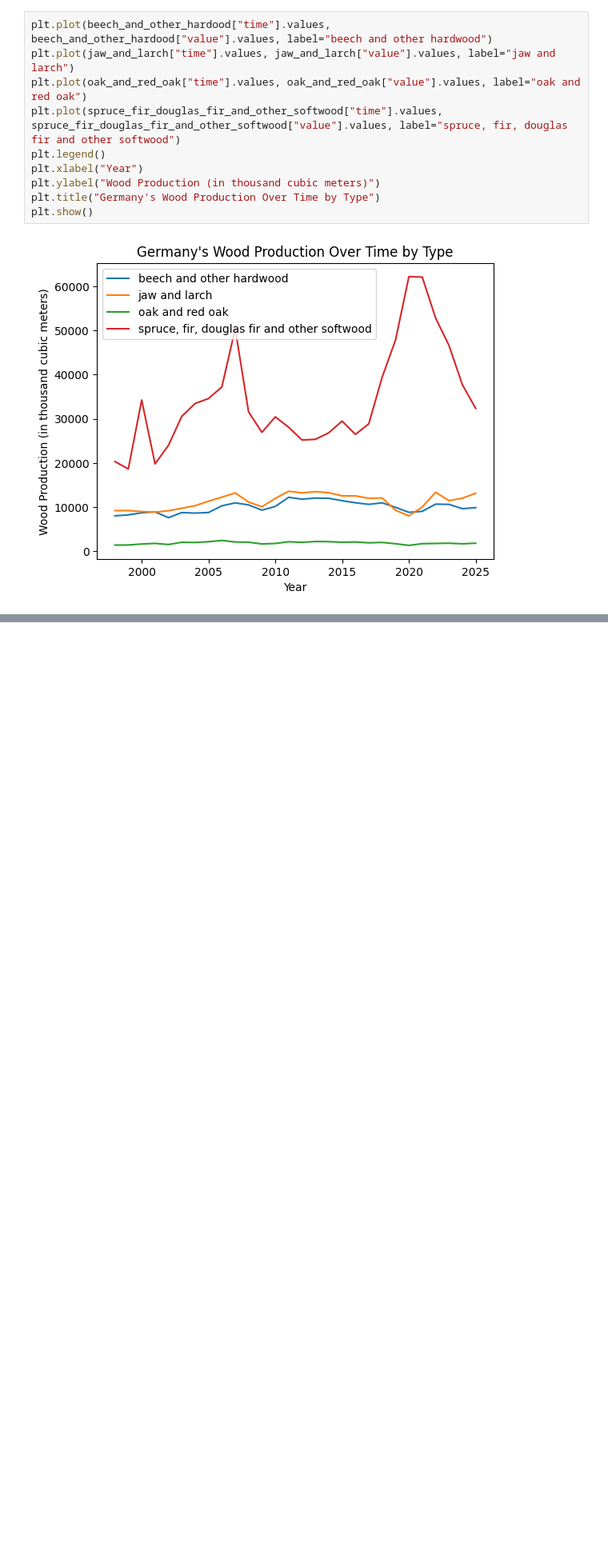
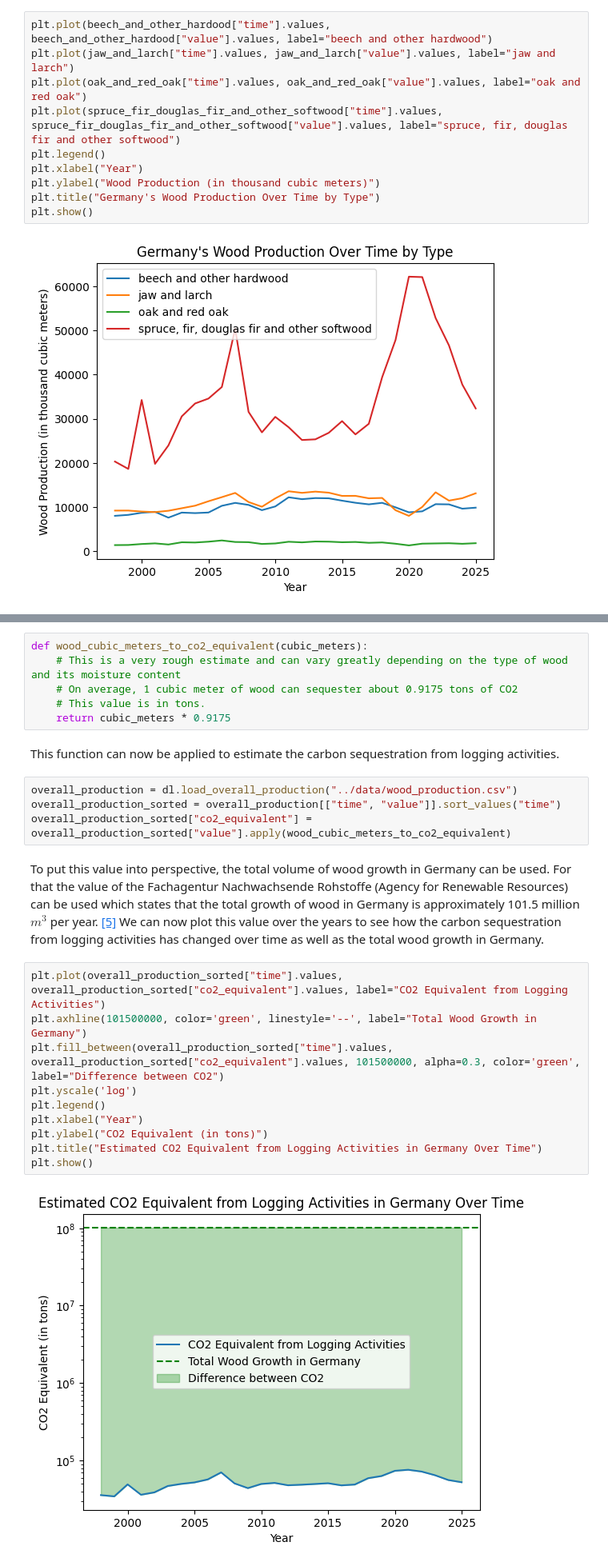
Before and after one commit to gespel/WoodProductionTrends, a Jupyter notebook: src/main.ipynb, the cells around one changed output, grey strips where cells are left out. Shown at 80% size. Saved outputs shown, nothing was run; the diff lists cells and outputs as text; blank space fills up the shorter version.

```diff
--- a/src/main.ipynb
+++ b/src/main.ipynb
@@ -124,0 +145,27 @@ plt.show()
+# %%
+def wood_cubic_meters_to_co2_equivalent(cubic_meters):
+    # This is a very rough estimate and can vary greatly depending on the type of wood and its moisture content
+    # On average, 1 cubic meter of wood can sequester about 0.9175 tons of CO2
+    # This value is in tons.
+    return cubic_meters * 0.9175
+# %% [markdown]
+This function can now be applied to estimate the carbon sequestration from logging activities.
+# %%
+overall_production = dl.load_overall_production("../data/wood_production.csv")
+overall_production_sorted = overall_production[["time", "value"]].sort_values("time")
+overall_production_sorted["co2_equivalent"] = overall_production_sorted["value"].apply(wood_cubic_meters_to_co2_equivalent)
+# %% [markdown]
+To put this value into perspective, the total volume of wood growth in Germany can be used. For that the value of the Fachagentur Nachwachsende Rohstoffe (Agency for Renewable Resources) can be used which states that the total growth of wood in Germany is approximately 101.5 million $m^3$ per year. [[5]](https://holz.fnr.de/rohstoff-holz/holzvorrat)
+We can now plot this value over the years to see how the carbon sequestration from logging activities has changed over time as well as the total wood growth in Germany.
+# %%
+plt.plot(overall_production_sorted["time"].values, overall_production_sorted["co2_equivalent"].values, label="CO2 Equivalent from Logging Activities")
+plt.axhline(101500000, color='green', linestyle='--', label="Total Wood Growth in Germany")
+plt.fill_between(overall_production_sorted["time"].values, overall_production_sorted["co2_equivalent"].values, 101500000, alpha=0.3, color='green', label="Difference between CO2")
+plt.yscale('log')
+plt.legend()
+plt.xlabel("Year")
+plt.ylabel("CO2 Equivalent (in tons)")
+plt.title("Estimated CO2 Equivalent from Logging Activities in Germany Over Time")
+plt.show()
+# %% [output]
+[figure, added]
```
Also changed, not shown: parts of 12 cells of this notebook, 2 other files.
